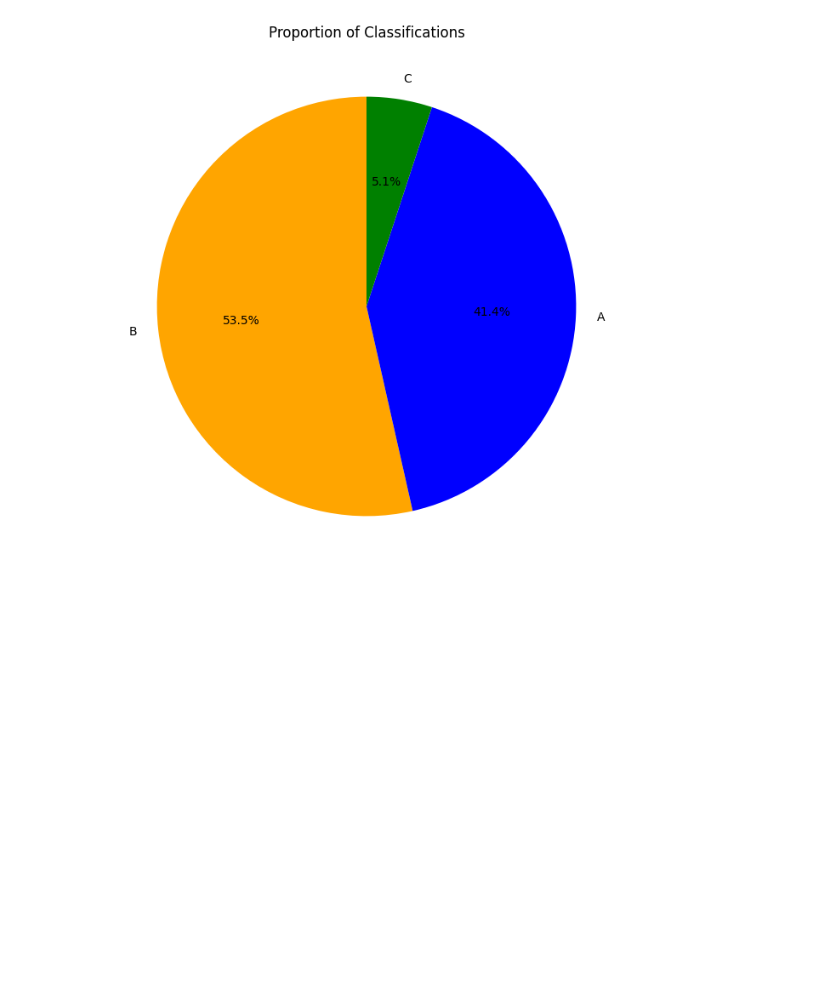
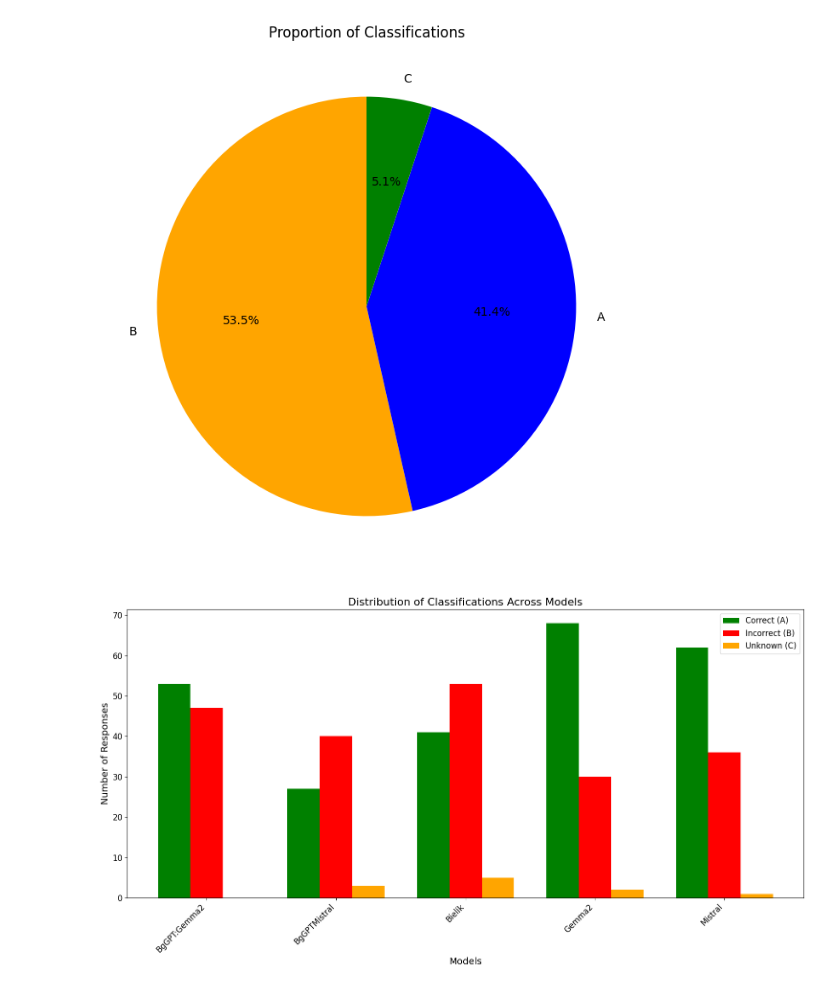
Before and after one commit to margaritaradeva/GroupPr, a Jupyter notebook: evaluation/classification_allmodels.ipynb, the cells around one changed output. Cells and saved outputs as stored; diff of their text form; code cells hidden in the pictures; blank space fills up the shorter version.

Commit message:
classification_visualise_allmodels_onefigure

```diff
--- a/evaluation/classification_allmodels.ipynb
+++ b/evaluation/classification_allmodels.ipynb
@@ -162,3 +162,57 @@ C     5
 Name: Classification, dtype: int64
 [figure]
 [figure]
+# %%
+import pandas as pd
+import matplotlib.pyplot as plt
+models = {
+    'BgGPT:Gemma2': "../data/output_evaluation/bg/triviaqaSimpleQA-BGGEMMA2-llm.csv",
+    'BgGPTMistral': "../data/output_evaluation/bg/triviaqaSimpleQA-Mistral.csv",
+    'Bielik': "../data/output_evaluation/pl/trivia_answers_polish_bielik_cleaned_NEW.csv",
+    'Gemma2': "../data/output_evaluation/en/trivia_answers_english_gemma_NEW.csv",
+    'Mistral': "../data/output_evaluation/en/trivia_answers_english_mistral_cleaned_NEW.csv",
+}
+
+plt.figure(figsize=(15, 8))
+
+
+classification_data = {'A': [], 'B': [], 'C': []}
+
+for model_name, file_path in models.items():
+
+    df = pd.read_csv(file_path)
+
+
+    df['Mapped Classification'] = df['Classification'].map({
+        'Correct': 'A',
+        'Incorrect': 'B',
+        'Partially Correct': 'C'
+    })
+
+
+    distribution = df['Classification'].value_counts()
+
+
+    for classification in ['A', 'B', 'C']:
+        classification_data[classification].append(distribution.get(classification, 0))
+
+
+x = range(len(models))
+
+width = 0.25
+
+plt.bar([i - width for i in x], classification_data['A'], width, label='Correct (A)', color='green')
+plt.bar(x, classification_data['B'], width, label='Incorrect (B)', color='red')
+plt.bar([i + width for i in x], classification_data['C'], width, label='Unknown (C)', color='orange')
+
+plt.xlabel('Models', fontsize=14)
+plt.ylabel('Number of Responses', fontsize=14)
+plt.title('Distribution of Classifications Across Models', fontsize=16)
+plt.xticks(x, models.keys(), rotation=45, ha='right', fontsize=12)
+plt.yticks(fontsize=12)
+plt.legend(fontsize=12)
+
+plt.tight_layout()
+plt.show()
+# %% [output]
+[figure, added]
```
